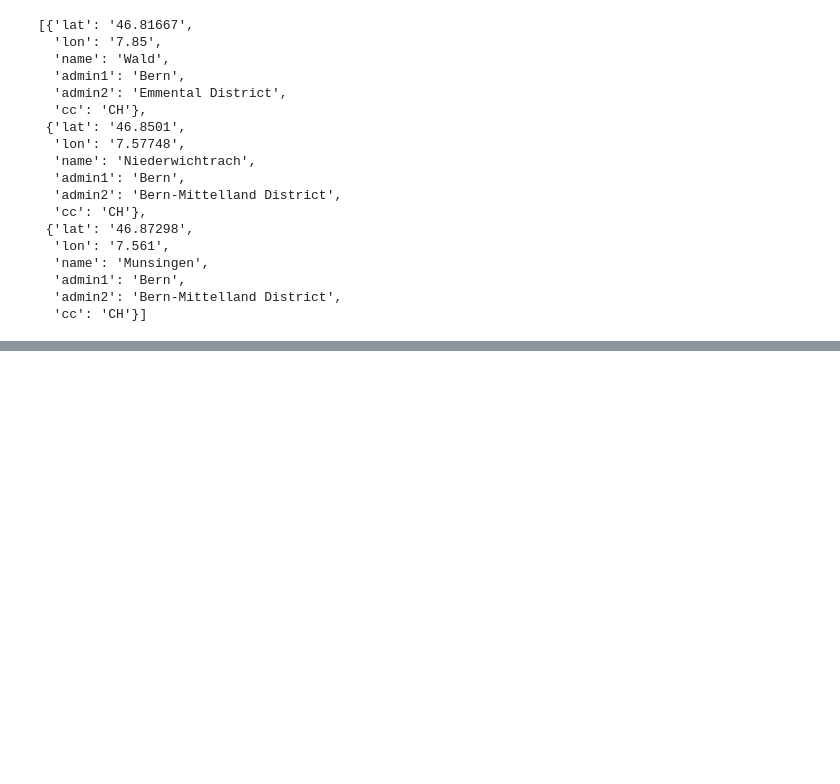
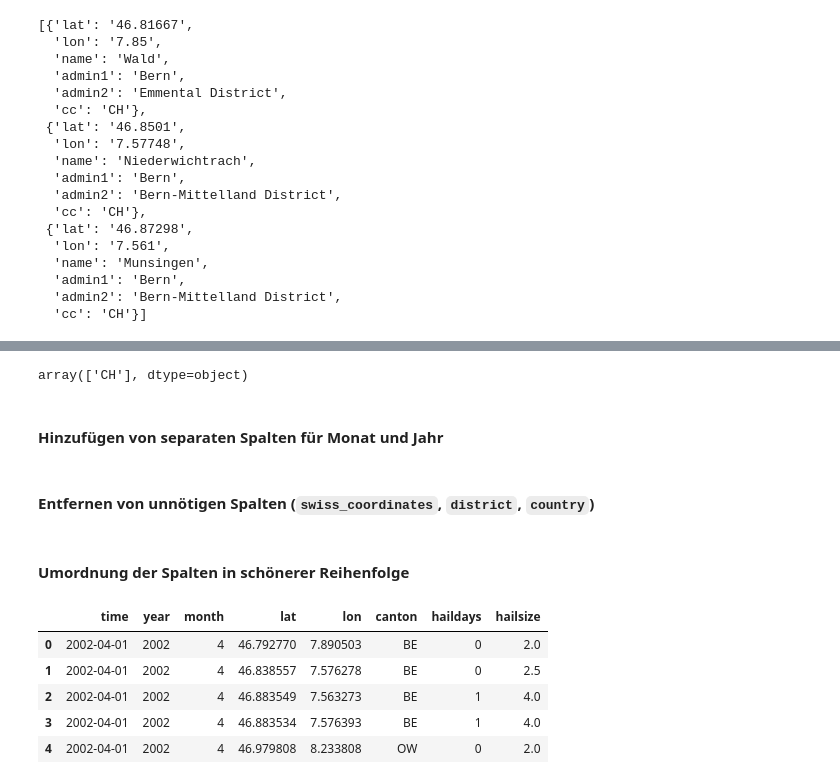
Before and after one commit to aminkarbassi/CAS_IE_Scripting, a Jupyter notebook: 0_Data_Download.ipynb, the cells around one changed output, grey strips where cells are left out. Saved outputs shown, nothing was run; the diff lists cells and outputs as text; code cells hidden in the pictures; blank space fills up the shorter version.

```diff
--- a/0_Data_Download.ipynb
+++ b/0_Data_Download.ipynb
@@ -330,0 +332,29 @@ df_hail.head()
+# %%
+canton_mapping = {
+    "Zurich": "ZH",
+    "Bern": "BE",
+    "Lucerne": "LU",
+    "Uri": "UR",
+    "Schwyz": "SZ",
+    "Obwalden": "OW",
+    "Nidwalden": "NW",
+    "Glarus": "GL",
+    "Zug": "ZG",
+    "Fribourg": "FR",
+    "Solothurn": "SO",
+    "Basel-City": "BS",
+    "Basel-Landschaft": "BL",
+    "Schaffhausen": "SH",
+    "Appenzell Ausserrhoden": "AR",
+    "Appenzell Innerrhoden": "AI",
+    "Saint Gallen": "SG",
+    "Grisons": "GR",
+    "Aargau": "AG",
+    "Thurgau": "TG",
+    "Ticino": "TI",
+    "Vaud": "VD",
+    "Valais": "VS",
+    "Neuchatel": "NE",
+    "Geneva": "GE",
+    "Jura": "JU",
+}
@@ -331 +377,29 @@ df_hail.head()
+# %%
+df_hail = df_hail[df_hail["canton"].isin(canton_mapping.keys())]
+df_hail = df_hail.replace({"canton": canton_mapping})
+df_hail["country"].unique()
+# %% [output]
+array(['CH'], dtype=object)
+# %% [markdown]
+#### Hinzufügen von separaten Spalten für Monat und Jahr
+# %%
+df_hail["year"] = df_hail["time"].apply(lambda x: x.year)
+df_hail["month"] = df_hail["time"].apply(lambda x: x.month)
+# %% [markdown]
+#### Entfernen von unnötigen Spalten (`swiss_coordinates`, `district`, `country`)
+# %%
+df_hail = df_hail.drop(["swiss_coordinates", "district", "country"], axis=1)
+# %% [markdown]
+#### Umordnung der Spalten in schönerer Reihenfolge
+# %%
+columns = ["time", "year", "month", "lat", "lon", "canton", "haildays", "hailsize"]
+df_hail = df_hail[columns]
+df_hail.head()
+# %% [output]
+|  | time | year | month | lat | lon | canton | haildays | hailsize |
+| 0 | 2002-04-01 | 2002 | 4 | 46.792770 | 7.890503 | BE | 0 | 2.0 |
+| 1 | 2002-04-01 | 2002 | 4 | 46.838557 | 7.576278 | BE | 0 | 2.5 |
+| 2 | 2002-04-01 | 2002 | 4 | 46.883549 | 7.563273 | BE | 1 | 4.0 |
+| 3 | 2002-04-01 | 2002 | 4 | 46.883534 | 7.576393 | BE | 1 | 4.0 |
+| 4 | 2002-04-01 | 2002 | 4 | 46.979808 | 8.233808 | OW | 0 | 2.0 |
 # %%
```
Also changed, not shown: parts of 11 cells of this notebook.
